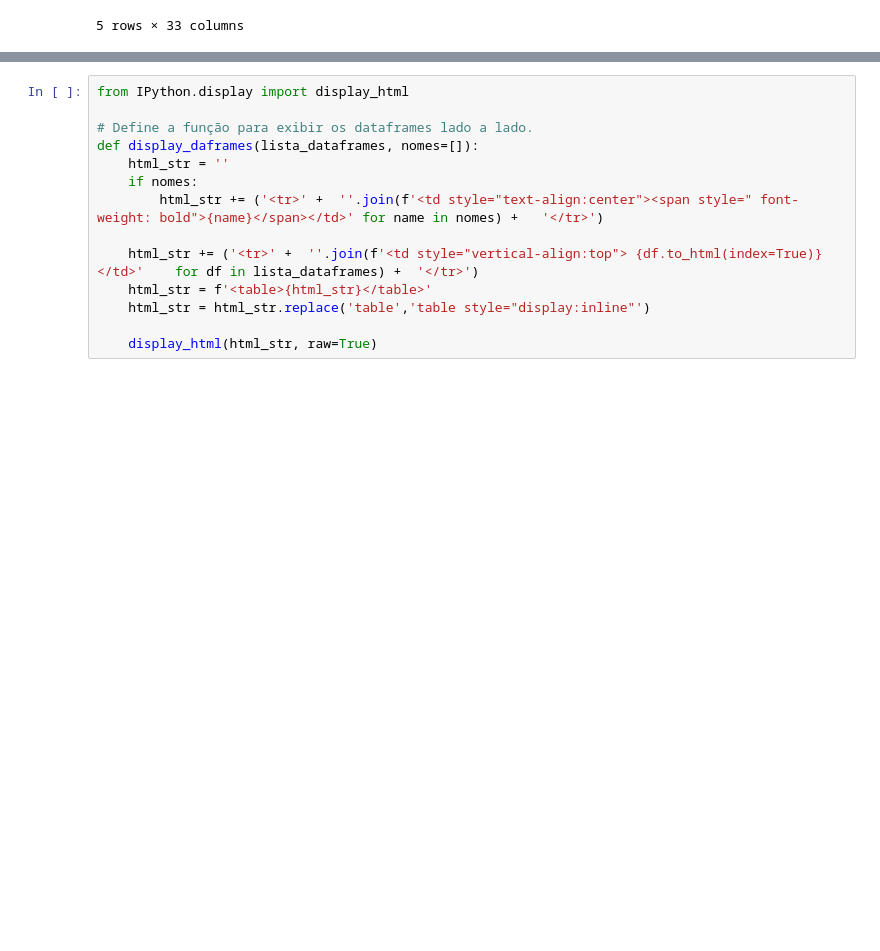
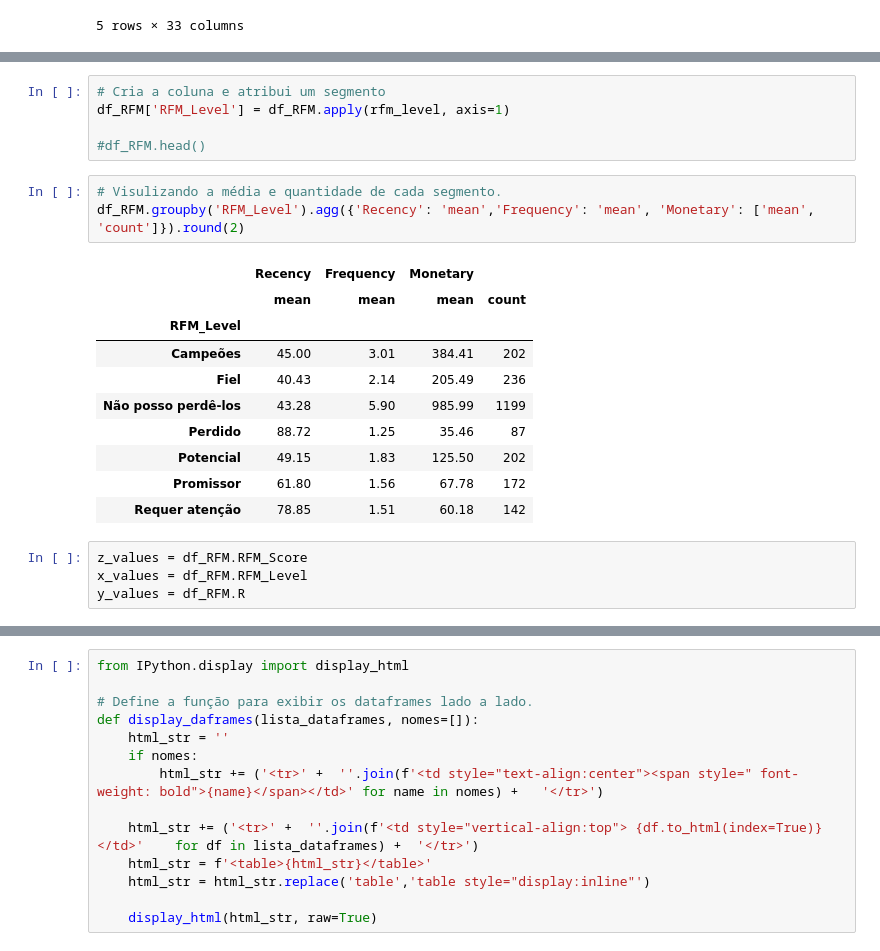
Before and after one commit to charlessodre/charles_estudo_vendas_cliente, a Jupyter notebook: estudo_vendas_cliente.ipynb, the cells around one changed output, grey strips where cells are left out. Saved outputs shown, nothing was run; the diff lists cells and outputs as text; blank space fills up the shorter version.

```diff
--- a/estudo_vendas_cliente.ipynb
+++ b/estudo_vendas_cliente.ipynb
@@ -328,0 +398,23 @@ rfm.head()
+# %%
+# Cria a coluna e atribui um segmento
+df_RFM['RFM_Level'] = df_RFM.apply(rfm_level, axis=1)
+
+#df_RFM.head()
+# %%
+# Visulizando a média e quantidade de cada segmento.
+df_RFM.groupby('RFM_Level').agg({'Recency': 'mean','Frequency': 'mean', 'Monetary': ['mean', 'count']}).round(2)
+# %% [output]
+|  | Recency | Frequency | Monetary |  |
+|  | mean | mean | mean | count |
+| RFM_Level |  |  |  |  |
+| Campeões | 45.00 | 3.01 | 384.41 | 202 |
+| Fiel | 40.43 | 2.14 | 205.49 | 236 |
+| Não posso perdê-los | 43.28 | 5.90 | 985.99 | 1199 |
+| Perdido | 88.72 | 1.25 | 35.46 | 87 |
+| Potencial | 49.15 | 1.83 | 125.50 | 202 |
+| Promissor | 61.80 | 1.56 | 67.78 | 172 |
+| Requer atenção | 78.85 | 1.51 | 60.18 | 142 |
+# %%
+z_values = df_RFM.RFM_Score
+x_values = df_RFM.RFM_Level
+y_values = df_RFM.R
```
Also changed, not shown: parts of 16 cells of this notebook, 1 other file.
